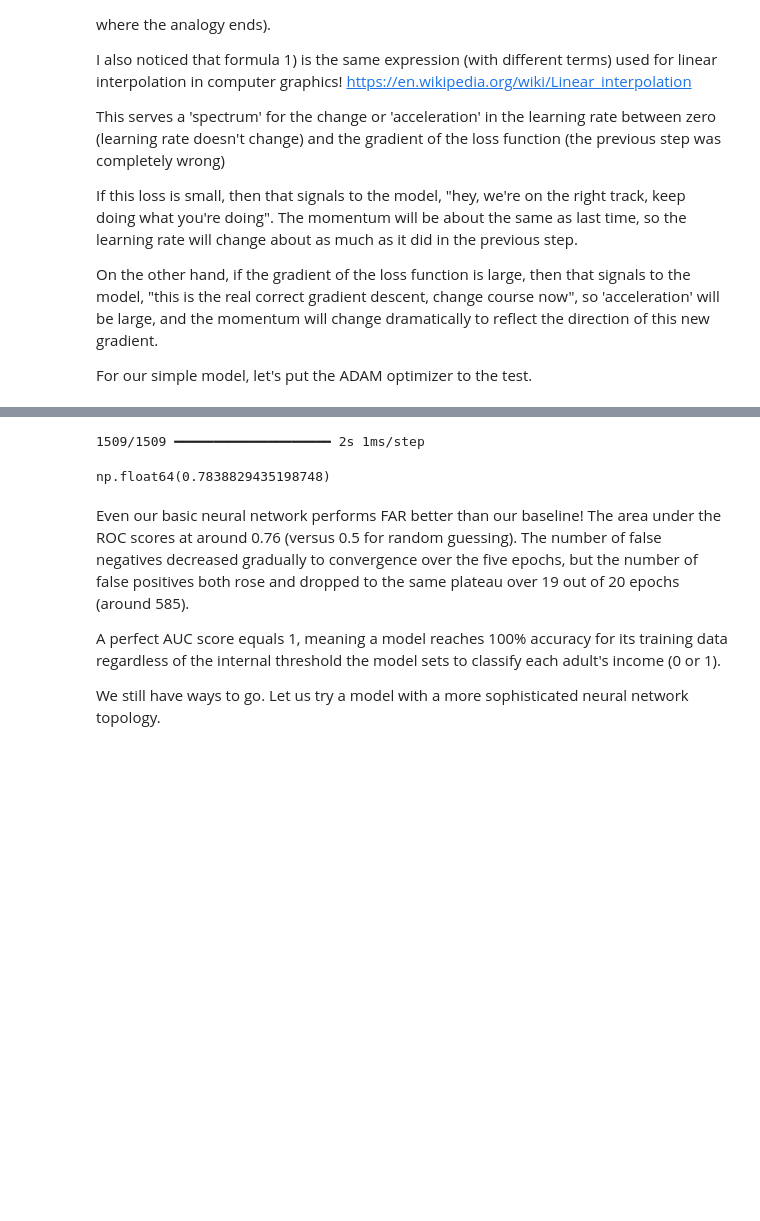
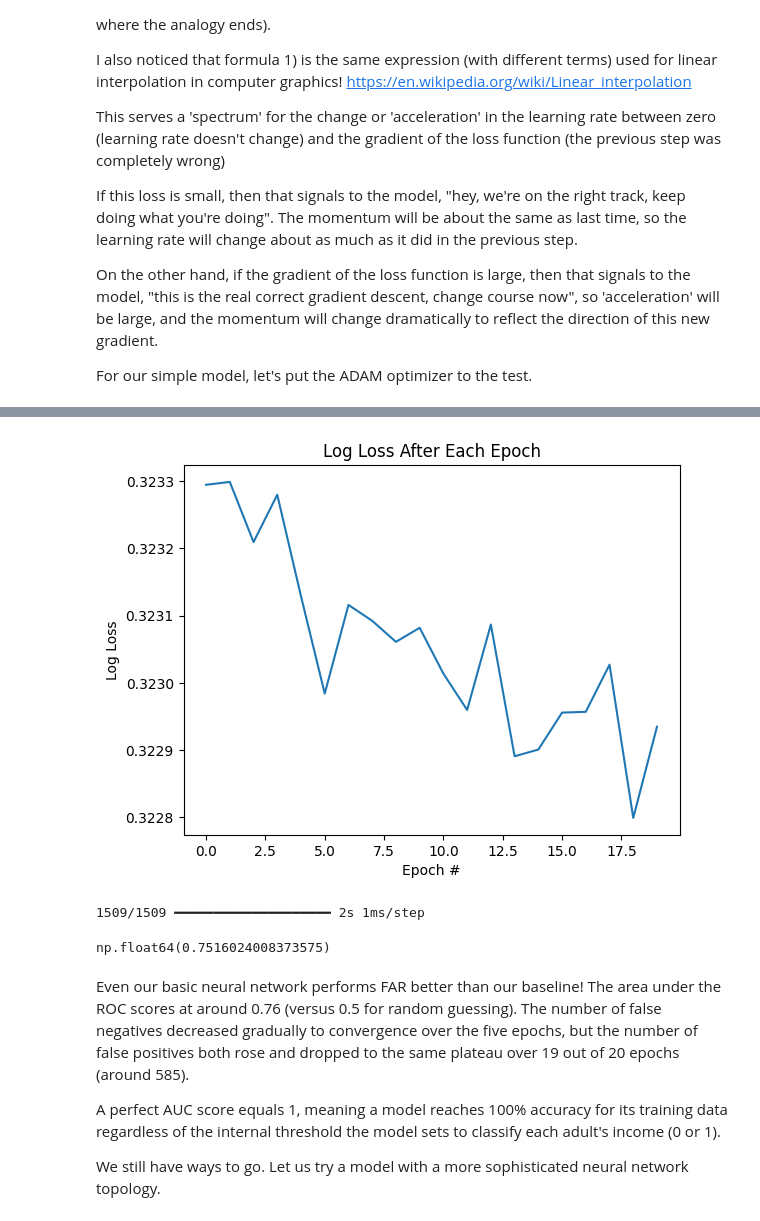
Before and after one commit to TrollRider-Kristian/Springboard-AI-Mini-Projects, a Jupyter notebook: Student_MLE_MiniProject_Deep_Learning.ipynb, the cells around one changed output, grey strips where cells are left out. Cells and saved outputs as stored; diff of their text form; code cells hidden in the pictures; blank space fills up the shorter version.

Commit message:
Investigated the 'loss' discrepancy between the stored and displayed values. Found articles, but too sleepy to link them right now...

```diff
--- a/Student_MLE_MiniProject_Deep_Learning.ipynb
+++ b/Student_MLE_MiniProject_Deep_Learning.ipynb
@@ -622,8 +623,12 @@ For our simple model, let's put the ADAM optimizer to the test.
 # Keep it simple for now, 20 epochs and batch size 5.
 num_epochs = 20
 num_batches = 5
+# If I explicitly feed History into the KerasClassifier, the pipeline complains.
+# simple_history = keras.callbacks.History()
+
+# Don't forget to restate the 'loss' as 'binary_crossentropy' for the KerasClassifier.
 simple_model = KerasClassifier (\
-  model = simple_nn, epochs = num_epochs, batch_size = num_batches)
+  model = simple_nn, epochs = num_epochs, batch_size = num_batches, loss = 'binary_crossentropy')
 # %%
 # Create the scikit-learn pipeline
 simple_pipeline = Pipeline ([\
@@ -631,6 +636,6 @@ simple_pipeline = Pipeline ([\
   ('income_predictor_model', simple_model)])
 # %%
 # Fit the pipeline on the training data
-simple_pipeline.fit (features_train, target_train)
+simple_pipeline_callback = simple_pipeline.fit (features_train, target_train)
 # %% [output]
 Epoch 1/20
@@ -680,3 +682,19 @@ matplotlib.pyplot.show()
+# %%
+# KRISTIAN_TODO - The losses recorded by the pipeline internally do not match the
+# losses displayed visibly by the pipeline.
+# I believe I found some good explanations for this... Place them here...
+# If, for some reason, the articles get lost, then, Google the following:
+# "pipeline why does the displayed loss after fit not match the loss recorded in history_"
+# KRISTIAN_TODO - Consider writing up line graphs for false negative / false positive over many epochs too...
+loss_per_epoch = simple_pipeline_callback.named_steps['income_predictor_model'].history_['loss']
+figure, axes = matplotlib.pyplot.subplots()
+axes.set_xlabel ('Epoch #')
+axes.set_ylabel ('Log Loss')
+axes.set_title ('Log Loss After Each Epoch')
+axes.plot ([i for i in range (num_epochs)], loss_per_epoch)
+matplotlib.pyplot.show()
+# %% [output]
+[figure, added]
 # %%
 # Calculate the AUC score of your model on the test data.
 # Does the model predict better than random?
@@ -684,7 +702,7 @@ predictions = simple_pipeline.predict (features_test)
 roc_auc_score (target_test, predictions)
 # %% [output]
 1509/1509 ━━━━━━━━━━━━━━━━━━━━ 2s 1ms/step
-np.float64(0.7838829435198748)
+np.float64(0.7516024008373575)
 # %% [markdown]
 Even our basic neural network performs FAR better than our baseline!  The area under the ROC scores at around 0.76 (versus 0.5 for random guessing).  The number of false negatives decreased gradually to convergence over the five epochs, but the number of false positives both rose and dropped to the same plateau over 19 out of 20 epochs (around 585).
 
```
Also changed, not shown: parts of 5 cells of this notebook.
